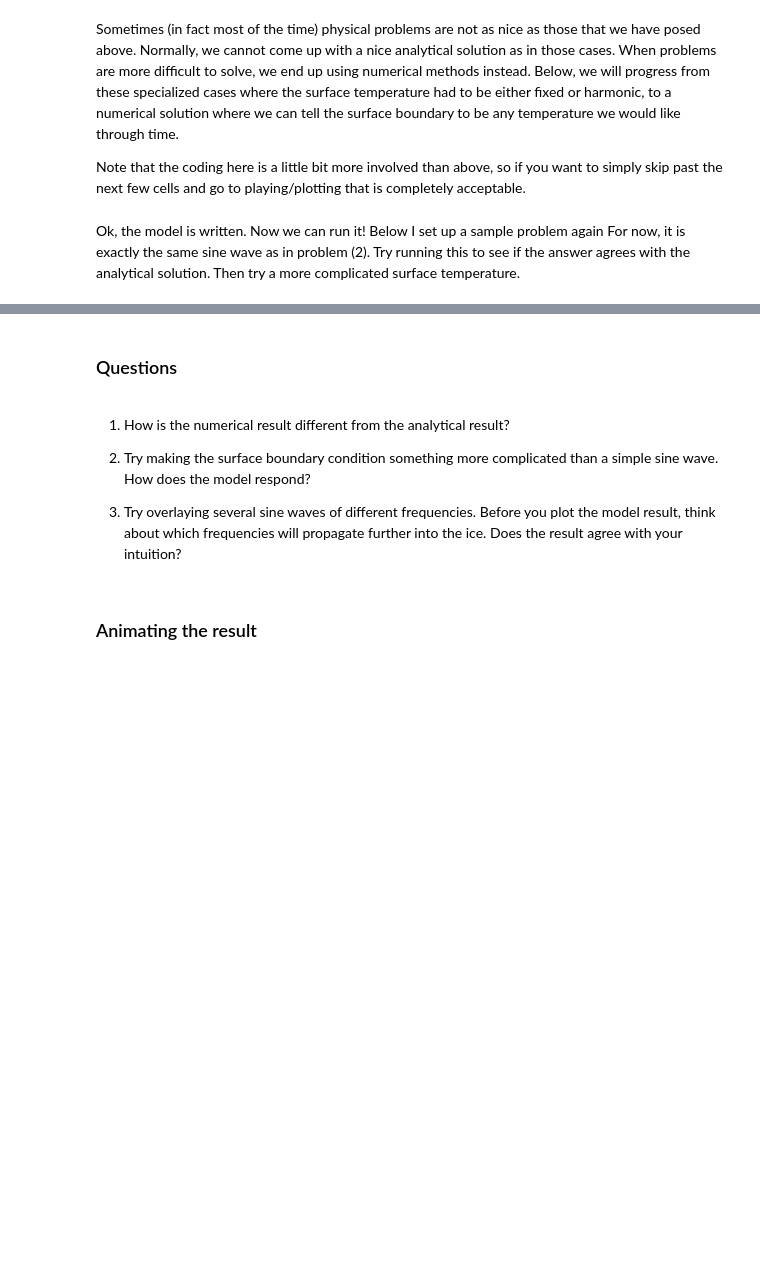
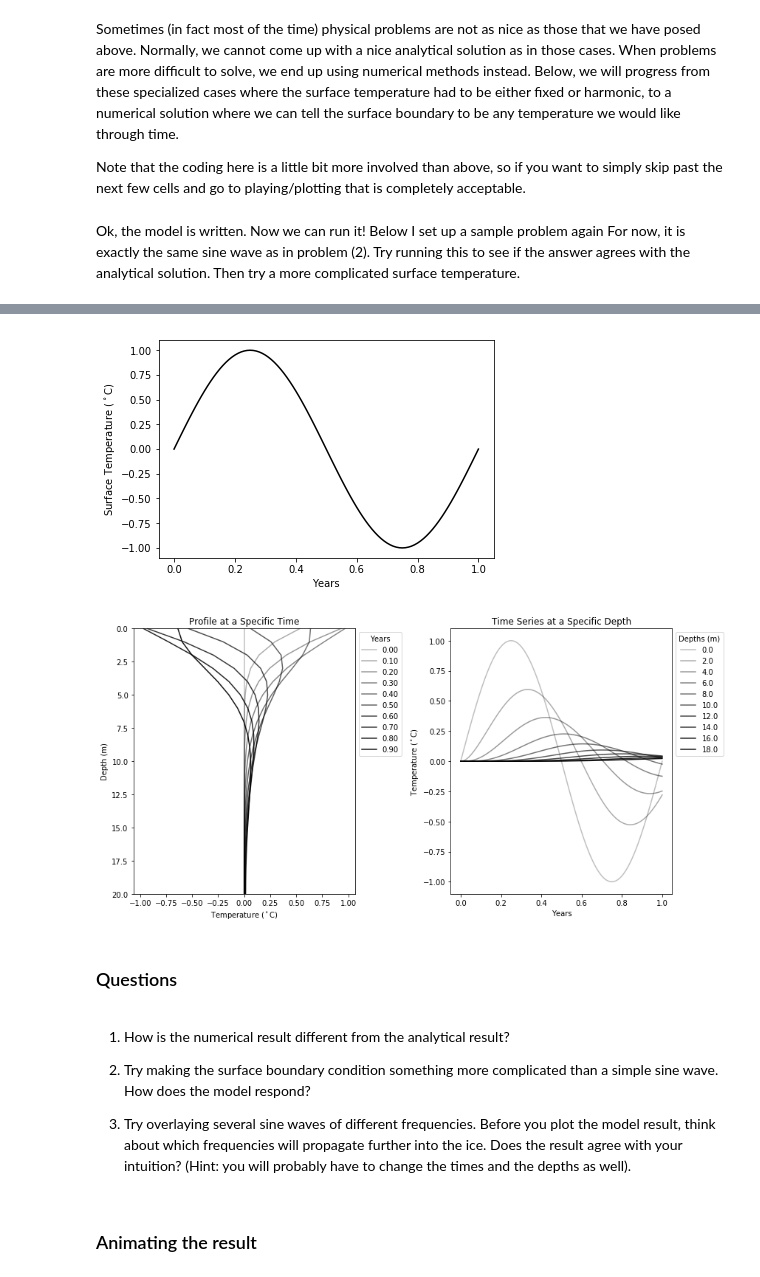
Before and after one commit to benhills/HeatTransfer_Teaching, a Jupyter notebook: HeatTransfer_ESS431.ipynb, the cells around one changed output, grey strips where cells are left out. Cells and saved outputs as stored; diff of their text form; code cells hidden in the pictures; blank space fills up the shorter version.

```diff
--- a/HeatTransfer_ESS431.ipynb
+++ b/HeatTransfer_ESS431.ipynb
@@ -305,3 +241,73 @@ plt.tight_layout()
+# %%
+### Please Change! ###
+
+# Set up the problem with these constants
+T0 = 0.                       # mean temperature
+Ta = 1.                       # amplitude of temperature variations
+dt = 0.01                     # time step, be careful here if you take too big a time step the model will break
+ts = np.arange(0,1+dt,dt)     # time in years
+zs = np.arange(0,21,1)        # a set of distances in meters
+omega = 1.                    # frequency of oscillation (cycles per yr)
+
+# Surface Boundary
+Tsurface = T0 + Ta*np.sin(2.*np.pi*omega*ts)
+
+# Sometimes it is hard to tell what is going on in the figure, here you can change the plotting parameters
+maxt = 1                      # maximum time to plot for the temperature-depth profiles (yr)
+n_profiles = 10               # number of profiles to plot
+
+# These terms can be adjusted if you get used to the model, but for now leave them alone.
+# If you do come back to them, try changing one at a time and then both at the same time
+u = 0.                        # advection (m/yr), use values appropriate for an ablation/accumulation rate ~1 m/yr
+BC_bottom = 0.0               # bottom boundary condition (W/m2), use values on the order of ~0.1
+
+#########################################################################################
+
+### Don't Change ###
+
+# Again, we should plot the surface boundary condition to make sure that it is correct
+plt.plot(ts,Tsurface,'k')
+plt.ylabel('Surface Temperature ($^\circ$C)')
+plt.xlabel('Years');
+
+# Run the model and plot
+Ts = forwardModel(zs,ts,dt,u,Tsurface,BC_bottom)
+
+plt.figure(figsize=(12,6))
+ax1 = plt.subplot(121)
+# Plot for selected times
+t_interval = int(len(ts)*(maxt/max(ts)))//n_profiles
+for i in range(n_profiles):
+    idx = i*t_interval
+    t = ts[idx]
+    T = Ts[idx]
+    # Plot
+    plt.plot(T,zs,'k',alpha=0.25+0.75*(t/maxt),label='%.2f'%t)
+
+plt.legend(title='Years',bbox_to_anchor=(1, 1))
+plt.ylabel('Depth (m)');
+plt.xlabel('Temperature ($^\circ$C)');
+plt.ylim(max(zs),min(zs));
+plt.title('Profile at a Specific Time')
+
+ax2 = plt.subplot(122)
+# Plot for selected depths
+z_interval = len(zs)//n_profiles
+for i in range(n_profiles):
+    idx = i*z_interval
+    z = zs[idx]
+    T = Ts[1:,idx]
+    # Plot
+    plt.plot(ts,T,'k',alpha=0.25+0.75*(z)/max(zs),label='%.1f'%z)
+
+plt.legend(title='Depths (m)',bbox_to_anchor=(1, 1))
+plt.ylabel('Temperature ($^\circ$C)');
+plt.xlabel('Years');
+plt.title('Time Series at a Specific Depth');
+plt.tight_layout()
+# %% [output]
+[figure, added]
+[figure, added]
 # %% [markdown]
 ### Questions
 # %% [markdown]
@@ -309,7 +315,7 @@ plt.tight_layout()
 
 2) Try making the surface boundary condition something more complicated than a simple sine wave. How does the model respond?
 
-3) Try overlaying several sine waves of different frequencies. Before you plot the model result, think about which frequencies will propagate further into the ice. Does the result agree with your intuition?
+3) Try overlaying several sine waves of different frequencies. Before you plot the model result, think about which frequencies will propagate further into the ice. Does the result agree with your intuition? (Hint: you will probably have to change the times and the depths as well).
 # %% [markdown]
 ### Animating the result
 # %% [markdown]
```
Also changed, not shown: parts of 7 cells of this notebook.
